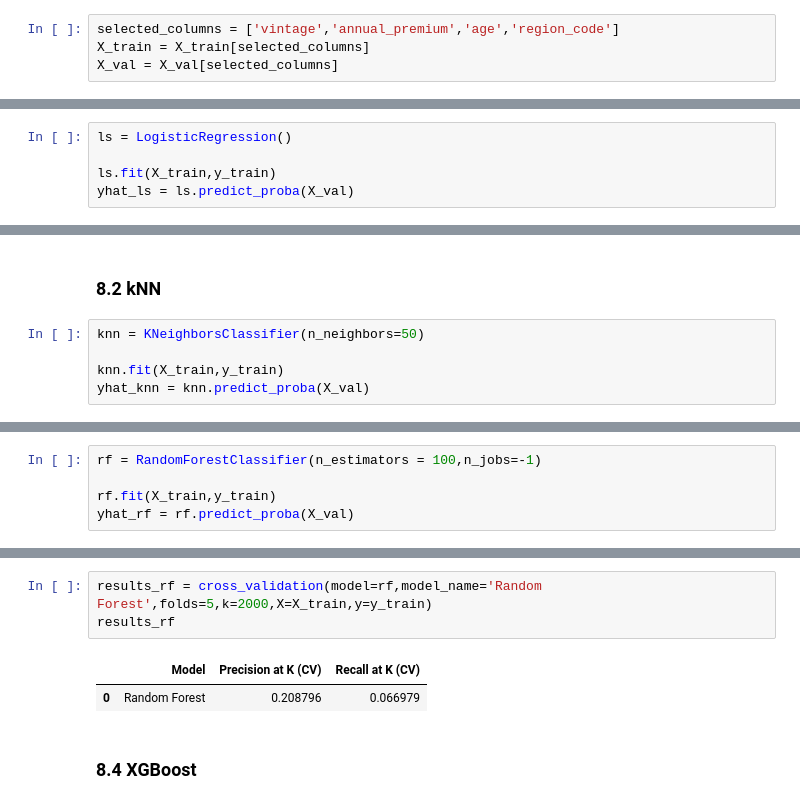
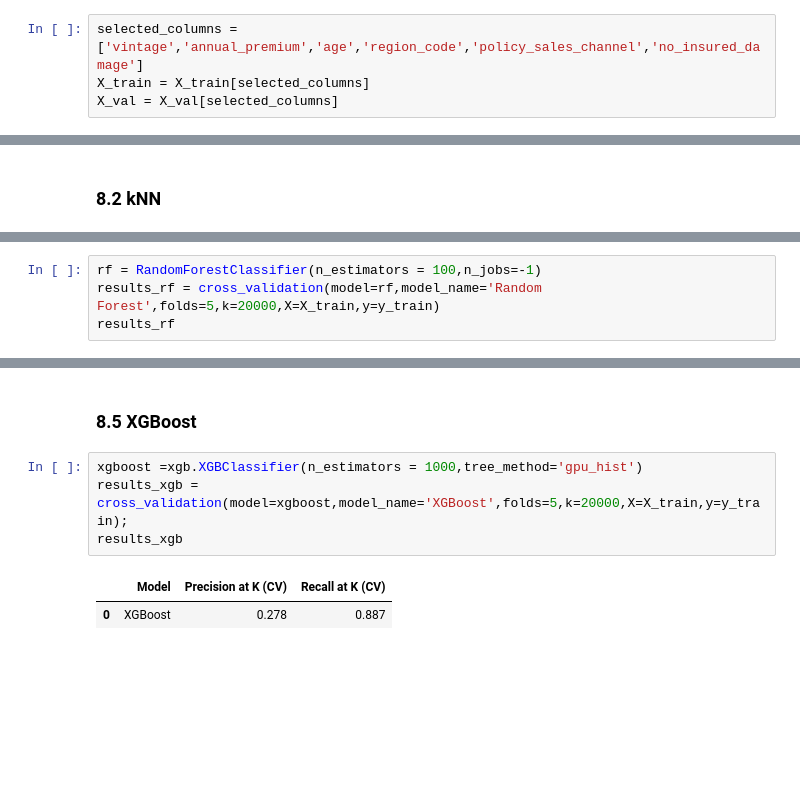
Before and after one commit to andre-ls/insurance-cross-sell, a Jupyter notebook: Code/main_notebook.ipynb, the cells around one changed output, grey strips where cells are left out. Cells and saved outputs as stored; diff of their text form; blank space fills up the shorter version.

Commit message:
Modelling Finished

```diff
--- a/Code/main_notebook.ipynb
+++ b/Code/main_notebook.ipynb
@@ -512,5 +489,5 @@ sns.barplot(y='columns',x='feature_importance',data=feature_importance,orient='h
 # %%
-selected_columns = ['vintage','annual_premium','age','region_code']
+selected_columns = ['vintage','annual_premium','age','region_code','policy_sales_channel','no_insured_damage']
 X_train = X_train[selected_columns]
 X_val = X_val[selected_columns]
 # %%
@@ -526,8 +503,3 @@ X_train.head()
 ## 8. Modelling
 # %% [markdown]
 ### 8.1 Logistic Regression
-# %%
-ls = LogisticRegression()
-
-ls.fit(X_train,y_train)
-yhat_ls = ls.predict_proba(X_val)
@@ -545,7 +513,2 @@ results_ls
 # %% [markdown]
 ### 8.2 kNN
-# %%
-knn = KNeighborsClassifier(n_neighbors=50)
-
-knn.fit(X_train,y_train)
-yhat_knn = knn.predict_proba(X_val)
@@ -565,5 +524,4 @@ results_knn
 # %%
 rf = RandomForestClassifier(n_estimators = 100,n_jobs=-1)
-
-rf.fit(X_train,y_train)
-yhat_rf = rf.predict_proba(X_val)
+results_rf = cross_validation(model=rf,model_name='Random Forest',folds=5,k=20000,X=X_train,y=y_train)
+results_rf
@@ -575,8 +531,9 @@ skplt.metrics.plot_cumulative_gain(y_val,yhat_rf)
+# %% [markdown]
+### 8.5 XGBoost
 # %%
-results_rf = cross_validation(model=rf,model_name='Random Forest',folds=5,k=2000,X=X_train,y=y_train)
-results_rf
+xgboost =xgb.XGBClassifier(n_estimators = 1000,tree_method='gpu_hist')
+results_xgb = cross_validation(model=xgboost,model_name='XGBoost',folds=5,k=20000,X=X_train,y=y_train);
+results_xgb
 # %% [output]
 |  | Model | Precision at K (CV) | Recall at K (CV) |
-| 0 | Random Forest | 0.208796 | 0.066979 |
+| 0 | XGBoost | 0.278 | 0.887 |
-# %% [markdown]
-### 8.4 XGBoost
```
Also changed, not shown: parts of 31 cells of this notebook, 3 other files.
